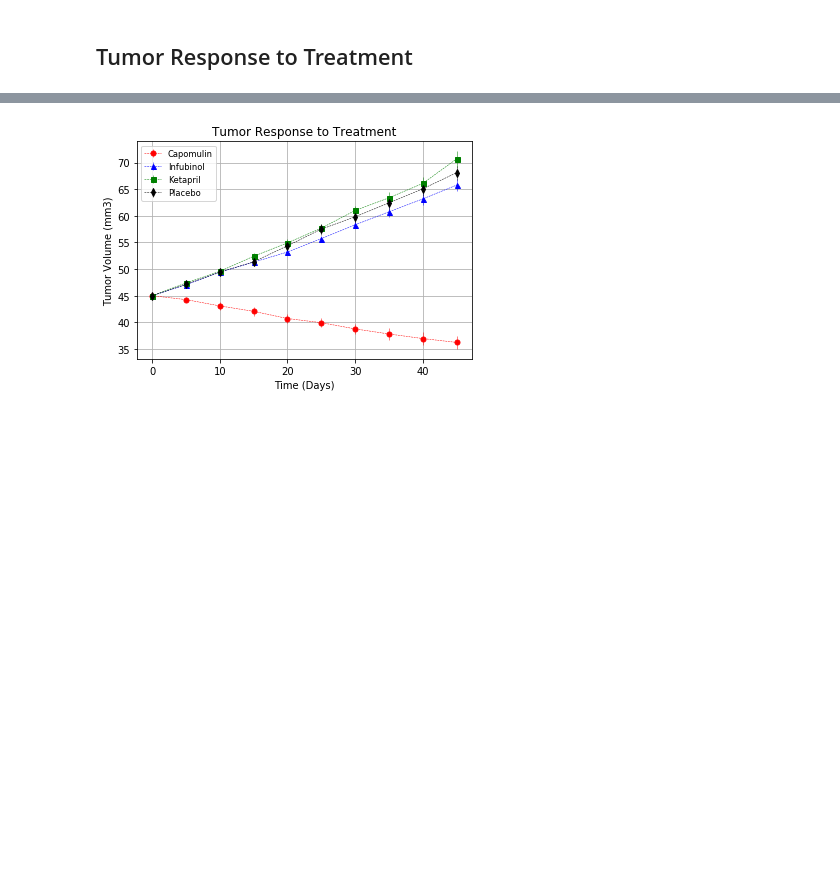
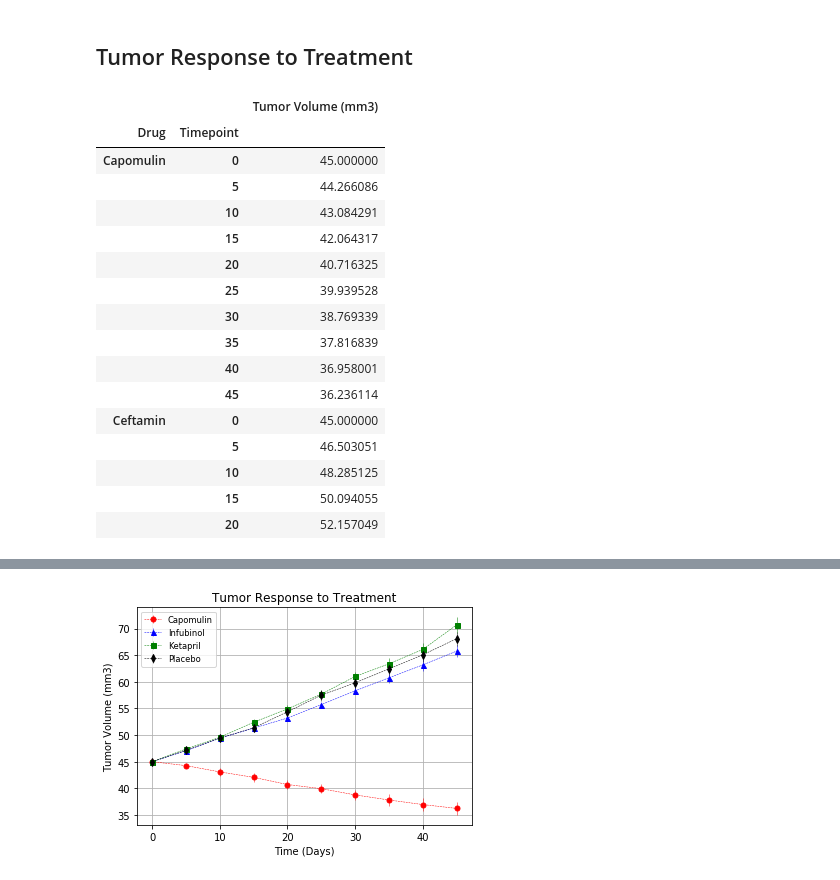
Before and after one commit to chyu1302/Matplotlib, a Jupyter notebook: Pymaceuticals.ipynb, the cells around one changed output, grey strips where cells are left out. Saved outputs shown, nothing was run; the diff lists cells and outputs as text; code cells hidden in the pictures; blank space fills up the shorter version.

```diff
--- a/Pymaceuticals.ipynb
+++ b/Pymaceuticals.ipynb
@@ -14,12 +14,14 @@ mouse_drug_data_to_load = "Resources/mouse_drug_data.csv"
 clinical_trial_data_to_load = "Resources/clinicaltrial_data.csv"
 
 # Read the Mouse and Drug Data and the Clinical Trial Data
-
+mouse_drug_data = pd.read_csv(mouse_drug_data_to_load)
+clinical_data = pd.read_csv(clinical_trial_data_to_load)
 
 # Combine the data into a single dataset
-
+pymaceutical_df = pd.merge(clinical_data,mouse_drug_data,on="Mouse ID", how="left")
 
 # Display the data table for preview
+pymaceutical_df.head()
 # %% [output]
 |  | Mouse ID | Timepoint | Tumor Volume (mm3) | Metastatic Sites | Drug |
 | 0 | b128 | 0 | 45.0 | 0 | Capomulin |
@@ -31,7 +33,26 @@ clinical_trial_data_to_load = "Resources/clinicaltrial_data.csv"
 ## Tumor Response to Treatment
 # %%
 # Store the Mean Tumor Volume Data Grouped by Drug and Timepoint
-
+groupped_drug = pymaceutical_df.groupby(["Drug",'Timepoint'])
 # Convert to DataFrame
-
+mean_tumor_vol=pd.DataFrame(groupped_drug.mean()['Tumor Volume (mm3)'])
 # Preview DataFrame
+mean_tumor_vol.head(15)
+# %% [output]
+|  |  | Tumor Volume (mm3) |
+| Drug | Timepoint |  |
+| Capomulin | 0 | 45.000000 |
+|  | 5 | 44.266086 |
+|  | 10 | 43.084291 |
+|  | 15 | 42.064317 |
+|  | 20 | 40.716325 |
+|  | 25 | 39.939528 |
+|  | 30 | 38.769339 |
+|  | 35 | 37.816839 |
+|  | 40 | 36.958001 |
+|  | 45 | 36.236114 |
+| Ceftamin | 0 | 45.000000 |
+|  | 5 | 46.503051 |
+|  | 10 | 48.285125 |
+|  | 15 | 50.094055 |
+|  | 20 | 52.157049 |
```
Also changed, not shown: parts of 3 cells of this notebook.
